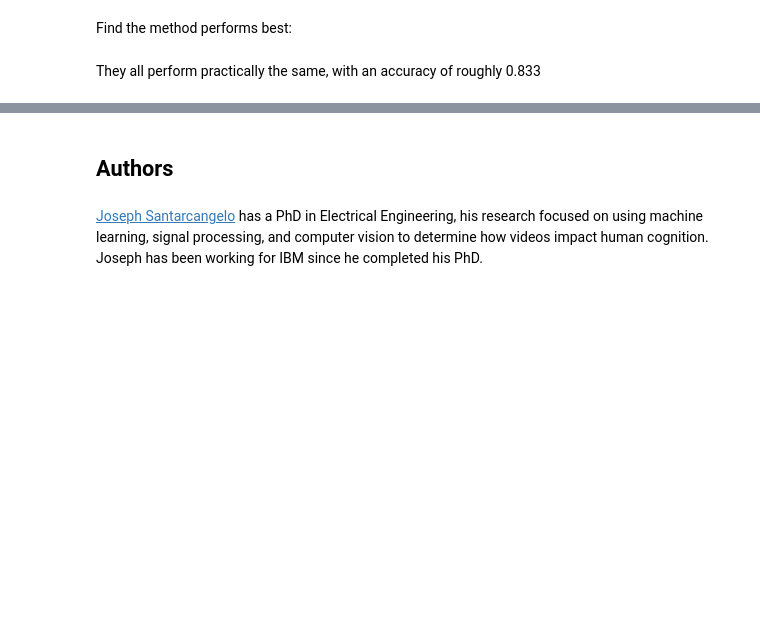
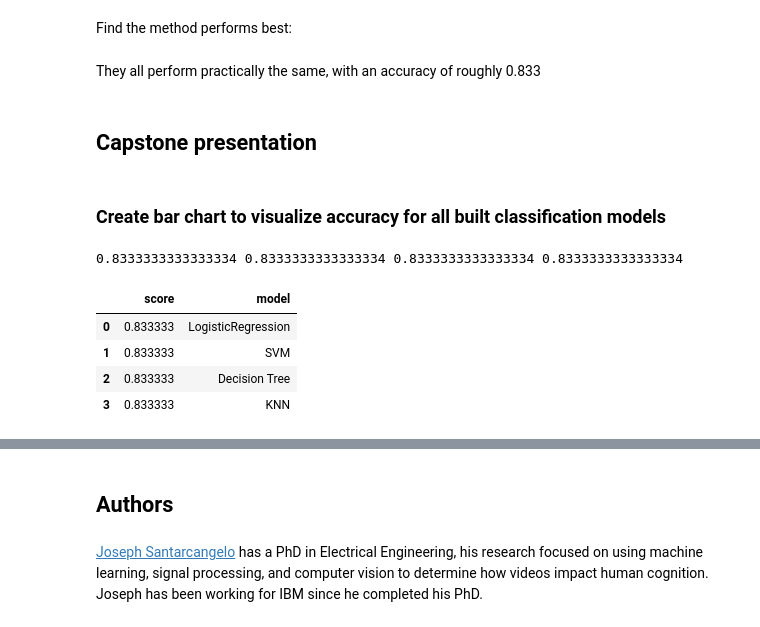
Before and after one commit to hsotoparada/Data-Science-Professional-Certificate, a Jupyter notebook: Applied_Data_Science_Capstone/notebooks/week_4_1_Machine_Learning_Prediction.ipynb, the cells around one changed output, grey strips where cells are left out. Saved outputs shown, nothing was run; the diff lists cells and outputs as text; code cells hidden in the pictures; blank space fills up the shorter version.

```diff
--- a/Applied_Data_Science_Capstone/notebooks/week_4_1_Machine_Learning_Prediction.ipynb
+++ b/Applied_Data_Science_Capstone/notebooks/week_4_1_Machine_Learning_Prediction.ipynb
@@ -232,7 +232,8 @@ accuracy : 0.8464285714285713
 # %% [markdown]
 Calculate the accuracy on the test data using the method <code>score</code>:
 # %%
-logreg_cv.score(X_test, Y_test)
+logreg_score = logreg_cv.score(X_test, Y_test)
+logreg_score
 # %% [output]
 0.8333333333333334
 # %% [markdown]
@@ -376,3 +380,24 @@ plot_confusion_matrix(Y_test, yhat)
 Find the method performs best:
 # %% [markdown]
 They all perform practically the same, with an accuracy of roughly 0.833
+# %% [markdown]
+## Capstone presentation
+# %% [markdown]
+### Create bar chart to visualize accuracy for all built classification models
+# %%
+print(logreg_score, svm_score, tree_score, knn_score)
+# %% [output]
+0.8333333333333334 0.8333333333333334 0.8333333333333334 0.8333333333333334
+# %%
+dct_score = {
+    'score': [logreg_score, svm_score, tree_score, knn_score],
+    'model': ['LogisticRegression', 'SVM', 'Decision Tree', 'KNN'],
+}
+df_score = pd.DataFrame.from_dict(dct_score)
+df_score
+# %% [output]
+|  | score | model |
+| 0 | 0.833333 | LogisticRegression |
+| 1 | 0.833333 | SVM |
+| 2 | 0.833333 | Decision Tree |
+| 3 | 0.833333 | KNN |
```
Also changed, not shown: parts of 11 cells of this notebook.
